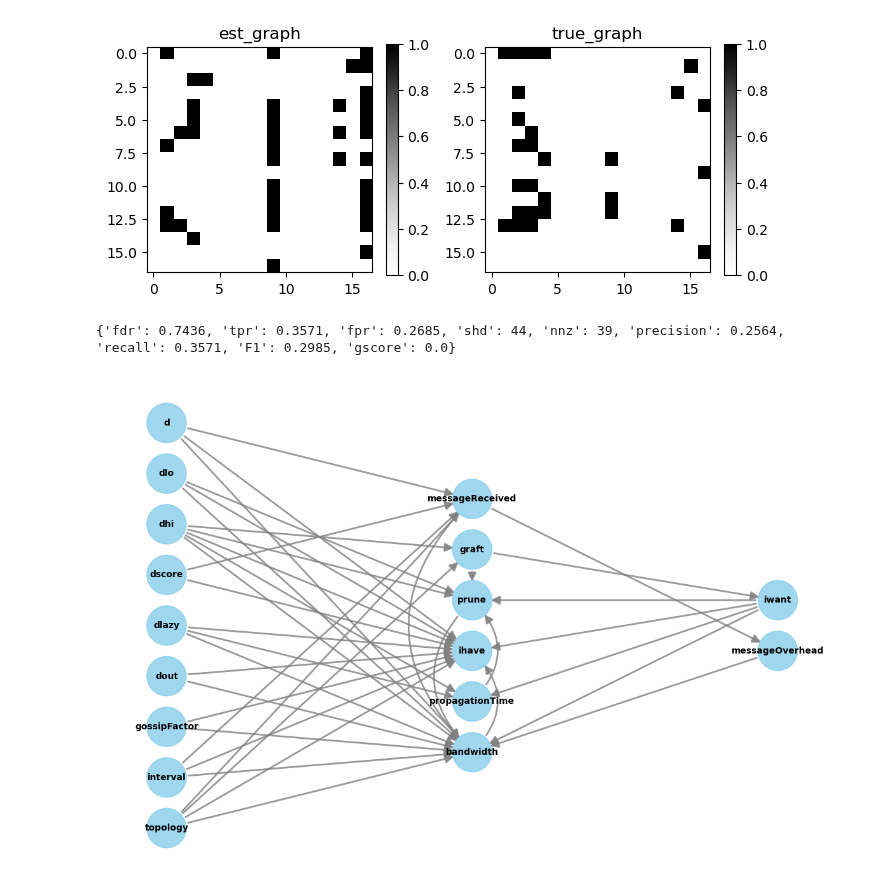
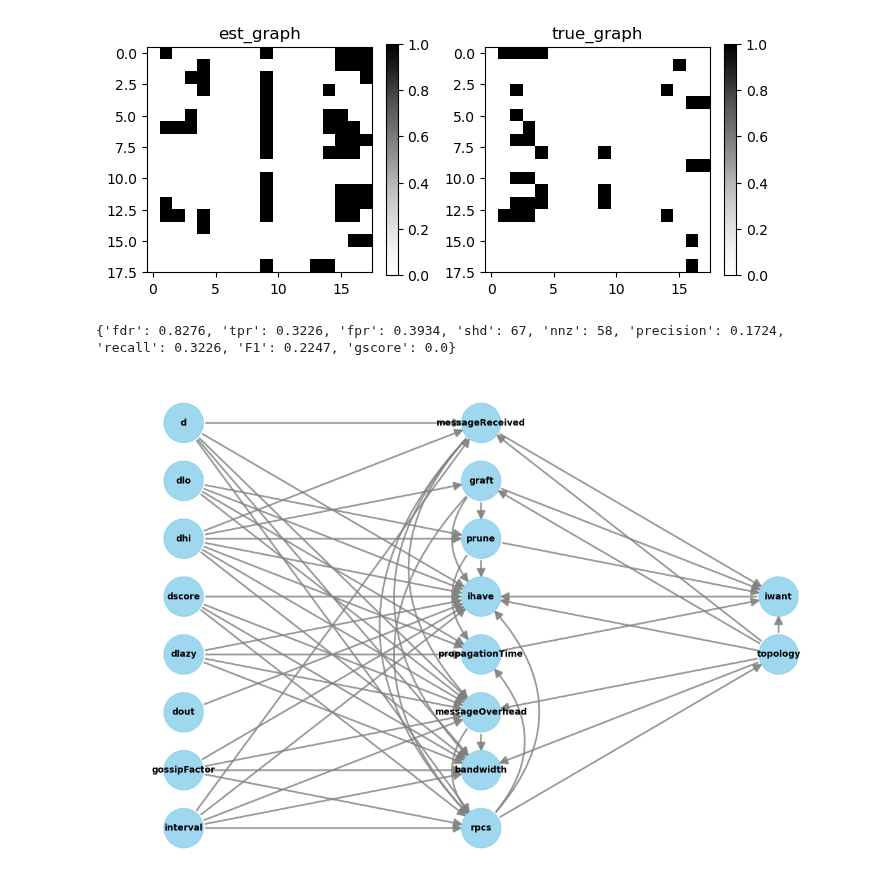
Before and after one commit to FlavScheidt/flexi-pipe, a Jupyter notebook: data/CausalAnalysis/CausalDiscovery/PcAnalysis.ipynb, the cells around one changed output. Drawn from its saved outputs; the diff is of its cells as text; code cells hidden in the pictures.

```diff
--- a/data/CausalAnalysis/CausalDiscovery/PcAnalysis.ipynb
+++ b/data/CausalAnalysis/CausalDiscovery/PcAnalysis.ipynb
@@ -79,8 +83,8 @@ print(causal_graph.nodes)
 data = pd.read_csv('../GenerateDatasets/consolidated.csv',header=0, index_col=0)
 consolidated = pd.DataFrame(data)
 
-consolidated = consolidated.drop(columns=['experiment', 'messageBandwidth', 'gossipBandwidth'])#, 'messageDuplicated'])#, 'n_nodes', 'consensus', 'messageDuplicated'])
-consolidated = consolidated.rename(columns={'topology':'top', 'totalBandwidth':'bandwidth'})
+consolidated = consolidated.drop(columns=['experiment', 'messageBandwidth'])#, 'gossipBandwidth'])#, 'messageDuplicated'])#, 'n_nodes', 'consensus', 'messageDuplicated'])
+consolidated = consolidated.rename(columns={'topology':'top', 'totalBandwidth':'bandwidth', 'gossipBandwidth':'rpcs'})
 consolidated['topology'] = 0
 consolidated.loc[consolidated['top'] == 'general', 'topology'] = 1
 consolidated = consolidated.loc[consolidated['bandwidth'] > 0]
@@ -90,9 +94,10 @@ consolidated = consolidated.drop(columns=['top'])
 #Rearrange columns according to nodes list
 nodes = causal_graph.nodes
 
-X = consolidated[['d', 'messageReceived', 'graft', 'prune', 'iwant', 'dlo', 'dhi', 'dscore', 'dlazy', 'ihave', 'dout', 'gossipFactor',
-                  'interval', 'topology', 'propagationTime', 'messageOverhead', 'bandwidth']].to_numpy()
+X = consolidated[['d', 'messageReceived', 'graft', 'prune', 'iwant', 'dlo', 'dhi', 'dscore', 'dlazy', 'ihave', 'dout',
+                  'gossipFactor', 'interval', 'topology', 'propagationTime', 'messageOverhead', 'bandwidth', 'rpcs']].to_numpy()
 
 # X = consolidated.to_numpy()
-print(X)
+# print(X)
+consolidated.head(10)
 # %% [output]
@@ -115,8 +124,8 @@ priori.add_forbidden_edges([(0,0),(0,5),(0,6),(0,7),(0,8),(0,10),(0,11),(0,12),(
                             (12,0),(12,5),(12,6),(12,7),(12,8),(12,10),(12,11),(12,12),(12,13),(13,0),(13,5),(13,6),(13,7),(13,8),(13,10),(13,11),(13,12),(13,13),
                             (14,0),(14,5),(14,6),(14,7),(14,8),(14,10),(14,11),(14,12),(14,13),(15,0),(15,5),(15,6),(15,7),(15,8),(15,10),(15,11),(15,12),(15,13),
                             (16,0),(16,5),(16,6),(16,7),(16,8),(16,10),(16,11),(16,12),(16,13),(16,15),(9,16)])
-priori.add_required_edges([(15, 16), #messageOverhead -> messageBandwidth
-                           (1, 15), #messageReceived -> messageOverhead
+priori.add_required_edges([#(15, 16), #messageOverhead -> messageBandwidth
+                           #(1, 15), #messageReceived -> messageOverhead
                            (6,2),
                            (5,3)]) #dlo -> prune
 pc = PC(variant='original', priori_knowledge=priori)
@@ -129,43 +138,44 @@ GraphDAG(pc.causal_matrix, true_causal_matrix, 'result')
 mt = MetricsDAG(pc.causal_matrix, true_causal_matrix)
 print(mt.metrics)
 # %% [output]
-[figure, old version]
+[figure, new version]
-{'fdr': 0.7436, 'tpr': 0.3571, 'fpr': 0.2685, 'shd': 44, 'nnz': 39, 'precision': 0.2564, 'recall': 0.3571, 'F1': 0.2985, 'gscore': 0.0}
+{'fdr': 0.8276, 'tpr': 0.3226, 'fpr': 0.3934, 'shd': 67, 'nnz': 58, 'precision': 0.1724, 'recall': 0.3226, 'F1': 0.2247, 'gscore': 0.0}
 # %%
 learned_causal_graph = nx.from_numpy_array(pc.causal_matrix, create_using=nx.DiGraph)
 
 mapping = {0:'d',
             1:'messageReceived',
             2:'graft',
             3:'prune',
             4:'iwant',
             5:'dlo',
             6:'dhi',
             7:'dscore',
             8:'dlazy',
             9:'ihave',
             10:'dout',
             11:'gossipFactor',
             12:'interval',
             13:'topology',
             14:'propagationTime',
             15:'messageOverhead',
-            16:'bandwidth'}
+            16:'bandwidth',
+            17:'rpcs'}
 # nx.set_node_attributes(learned_causal_graph, labels, "name")
 H = nx.relabel_nodes(learned_causal_graph, mapping)
 
 # fig, ax = plt.subplots(figsize=(30,30))
 
 G=gcm.util.plot(H, figure_size=[15, 10])
 
 nx.write_adjlist(H, "pc.adjlist")
 
 # nx.draw(G)
 
 # plt.savefig("PCNoPrioriKnowledge.png") # save as png
 # plt.show() # displab
 # %% [output]
-[figure, old version]
+[figure, new version]
 # %%
 COLORS = [
     '#00B0F0',
```
Also changed, not shown: parts of 6 cells of this notebook, 7 other files.
